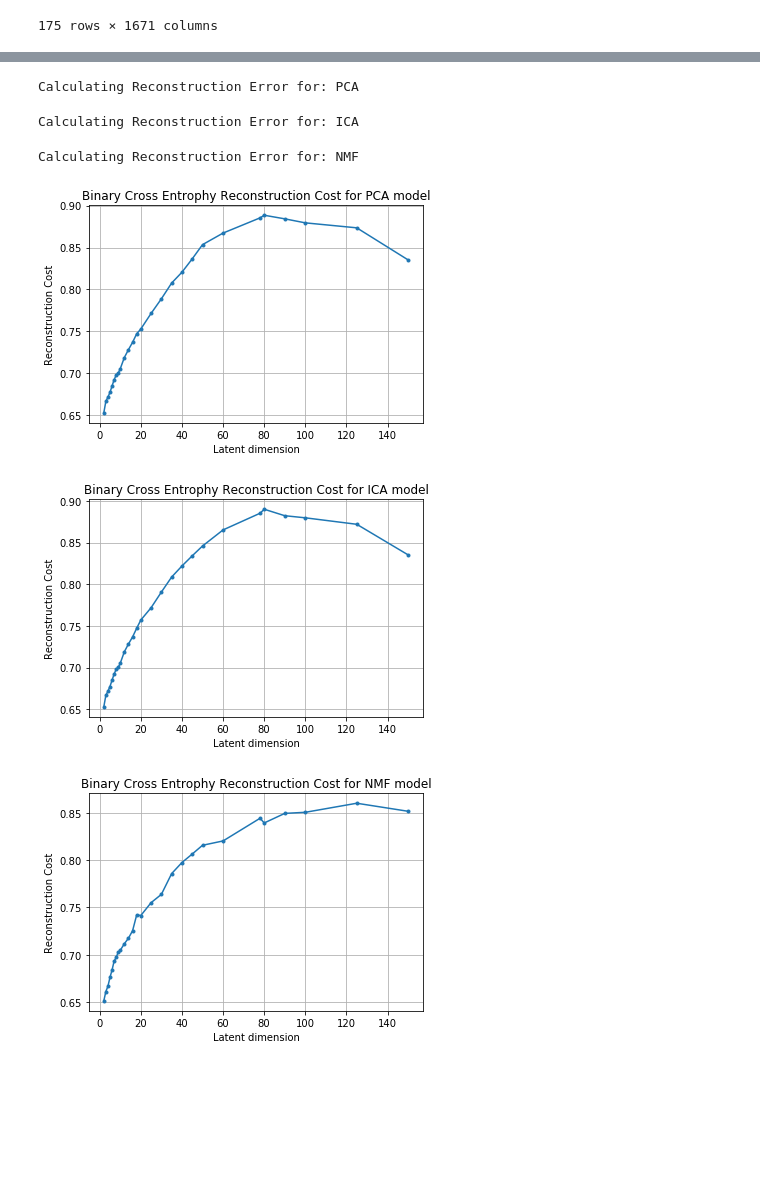
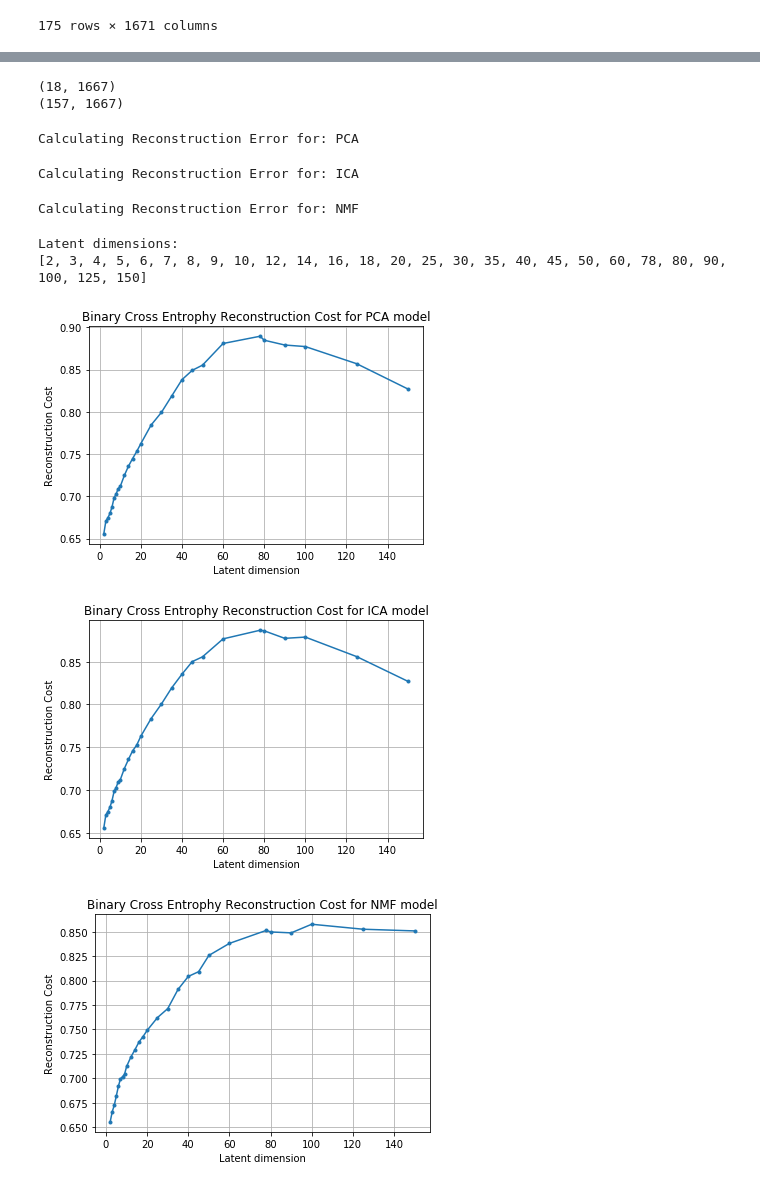
Before and after one commit to sowmyamanojna/PCOS-Gene-Expression-Data-Analysis, a Jupyter notebook: codes/3_elementary_models.ipynb, the cells around one changed output, grey strips where cells are left out. Saved outputs shown, nothing was run; the diff lists cells and outputs as text; code cells hidden in the pictures; blank space fills up the shorter version.

```diff
--- a/codes/3_elementary_models.ipynb
+++ b/codes/3_elementary_models.ipynb
@@ -90,3 +85,18 @@ X.shape
+# %%
+df_section = df[df.columns[1:-1]]
+
+test_set_percent = 0.1
+df_test = df_section.sample(frac=test_set_percent)
+df_train = df_section.drop(df_test.index)
+
+print(df_test.shape)
+print(df_train.shape)
+
+df_train = df_train.to_numpy()
+df_test = df_test.to_numpy()
+# %% [output]
+(18, 1667)
+(157, 1667)
 # %%
 def get_cost_reconstruction(model, k_list=k_list):
     bce_loss = []
@@ -142,16 +182,55 @@ for model in model_list:
 Calculating Reconstruction Error for: PCA
 Calculating Reconstruction Error for: ICA
 Calculating Reconstruction Error for: NMF
+# %%
+# Setting up the possible latent dimensions
+# A total of 26 latent dimensions are taken under consideration
+
+k_list = []
+k_list.extend(list(range(2, 10)))
+k_list.extend(list(range(10, 20, 2)))
+k_list.extend(list(range(20, 50, 5)))
+k_list.extend(list(range(50, 61, 10)))
+k_list.append(78)
+k_list.extend(list(range(80, 100, 10)))
+k_list.extend(list(range(100, 151, 25)))
+
+print("Latent dimensions:")
+print(k_list)
+# %% [output]
+Latent dimensions:
+[2, 3, 4, 5, 6, 7, 8, 9, 10, 12, 14, 16, 18, 20, 25, 30, 35, 40, 45, 50, 60, 78, 80, 90, 100, 125, 150]
+# %%
+k_list_new = []
+for i in k_list:
+    k_list_new.append(i)
+    k_list_new.append(i)
+
+import os
+for idx, model in enumerate(model_list):
+    df = pd.DataFrame()
+    df["num_comp"] = k_list_new
+    df["data_type"] = training_list[idx]
+    df["l2_reconstruction_cost"] = l2_error_list[idx]
+    df["bce_reconstruction_cost"] = bce_loss_list[idx]
+
+    try:
+        df.to_csv(os.path.join("data", model, "reconstruction.csv"))
+
+    except:
+        os.mkdir(os.path.join("data", model))
+        df.to_csv("data/"+model+"/reconstruction.csv" )
 # %%
-for i,j in zip(model_list, bce_loss):
-    plt.title("Binary Cross Entrophy Reconstruction Cost for " + i.upper() + " model")
+for model, bce in zip(model_list, bce_loss_list):
+    bce_loss_train = [val for j,val in enumerate(bce) if j%2==0]
+    plt.title("Binary Cross Entrophy Reconstruction Cost for " + model.upper() + " model")
     plt.xlabel("Latent dimension")
     plt.ylabel("Reconstruction Cost")
-    plt.plot(k_list, j, '.-')
+    plt.plot(k_list, bce_loss_train, '.-')
     plt.grid()
     plt.show()
 # %% [output]
-[figure, old version]
+[figure, new version]
-[figure, old version]
+[figure, new version]
-[figure, old version]
+[figure, new version]
 # %%
```
Also changed, not shown: parts of 7 cells of this notebook.
